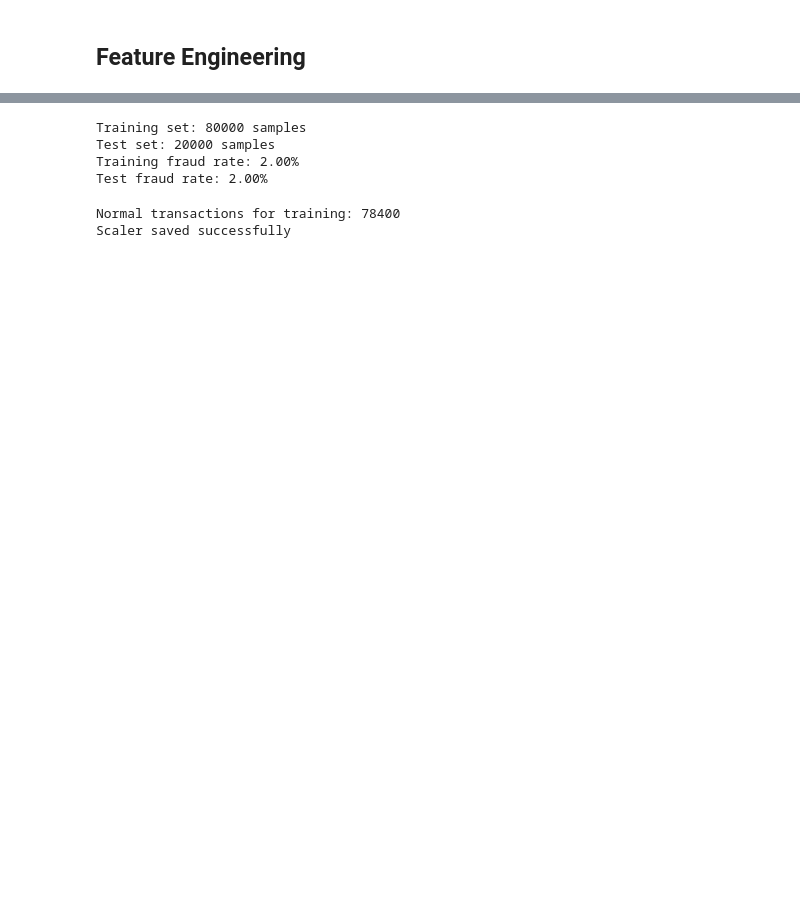
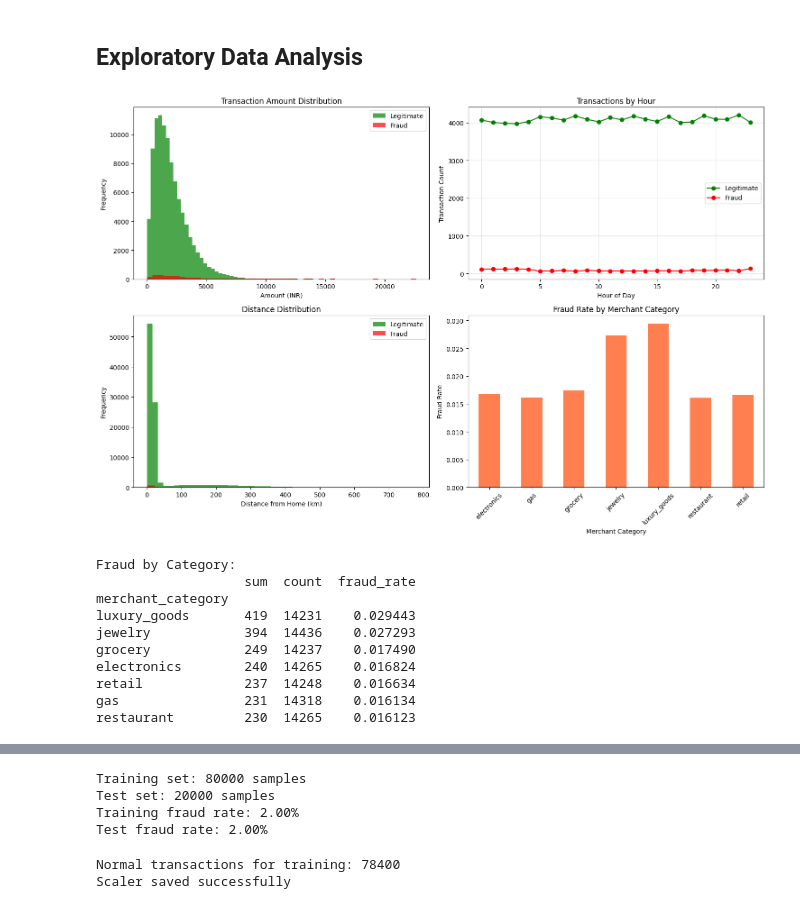
Before and after one commit to Karthik1319/Fraud-Detection-System, a Jupyter notebook: model_development.ipynb, the cells around one changed output, grey strips where cells are left out. Drawn from its saved outputs; the diff is of its cells as text; code cells hidden in the pictures; blank space fills up the shorter version.

```diff
--- a/model_development.ipynb
+++ b/model_development.ipynb
@@ -27,5 +42,62 @@ Fraud rate: 2.00%
 | 2 | TXN_00000002 | CUST_03093 | CARD_39004 | 2025-09-05T12:25:30Z | 4070.50 | MERCHANT_577 | luxury_goods | ... |
 | 3 | TXN_00000003 | CUST_00467 | CARD_83329 | 2025-06-20T12:58:11Z | 1176.75 | MERCHANT_472 | grocery | ... |
 | 4 | TXN_00000004 | CUST_04427 | CARD_75134 | 2025-07-28T19:38:56Z | 306.80 | MERCHANT_486 | gas | ... |
-# %% [markdown]
-## Feature Engineering
+# %% [markdown]
+## Exploratory Data Analysis
+# %%
+# Fraud distribution
+fig, axes = plt.subplots(2, 2, figsize=(15, 10))
+
+# Amount distribution
+axes[0, 0].hist(df[df['is_fraud']==0]['amount'], bins=50, alpha=0.7, label='Legitimate', color='green')
+axes[0, 0].hist(df[df['is_fraud']==1]['amount'], bins=50, alpha=0.7, label='Fraud', color='red')
+axes[0, 0].set_xlabel('Amount (INR)')
+axes[0, 0].set_ylabel('Frequency')
+axes[0, 0].set_title('Transaction Amount Distribution')
+axes[0, 0].legend()
+
+# Hour distribution
+hour_fraud = df[df['is_fraud']==1]['hour'].value_counts().sort_index()
+hour_legit = df[df['is_fraud']==0]['hour'].value_counts().sort_index()
+axes[0, 1].plot(hour_legit.index, hour_legit.values, label='Legitimate', color='green', marker='o')
+axes[0, 1].plot(hour_fraud.index, hour_fraud.values, label='Fraud', color='red', marker='o')
+axes[0, 1].set_xlabel('Hour of Day')
+axes[0, 1].set_ylabel('Transaction Count')
+axes[0, 1].set_title('Transactions by Hour')
+axes[0, 1].legend()
+axes[0, 1].grid(True, alpha=0.3)
+
+# Distance from home
+axes[1, 0].hist(df[df['is_fraud']==0]['distance_from_home'], bins=50, alpha=0.7, label='Legitimate', color='green')
+axes[1, 0].hist(df[df['is_fraud']==1]['distance_from_home'], bins=50, alpha=0.7, label='Fraud', color='red')
+axes[1, 0].set_xlabel('Distance from Home (km)')
+axes[1, 0].set_ylabel('Frequency')
+axes[1, 0].set_title('Distance Distribution')
+axes[1, 0].legend()
+
+# Merchant category
+category_fraud = df.groupby('merchant_category')['is_fraud'].agg(['sum', 'count'])
+category_fraud['fraud_rate'] = category_fraud['sum'] / category_fraud['count']
+category_fraud['fraud_rate'].plot(kind='bar', ax=axes[1, 1], color='coral')
+axes[1, 1].set_xlabel('Merchant Category')
+axes[1, 1].set_ylabel('Fraud Rate')
+axes[1, 1].set_title('Fraud Rate by Merchant Category')
+axes[1, 1].tick_params(axis='x', rotation=45)
+
+plt.tight_layout()
+plt.show()
+
+print("\nFraud by Category:")
+print(category_fraud.sort_values('fraud_rate', ascending=False))
+# %% [output]
+[figure, added]
+Fraud by Category:
+                   sum  count  fraud_rate
+merchant_category
+luxury_goods       419  14231    0.029443
+jewelry            394  14436    0.027293
+grocery            249  14237    0.017490
+electronics        240  14265    0.016824
+retail             237  14248    0.016634
+gas                231  14318    0.016134
+restaurant         230  14265    0.016123
```
Also changed, not shown: parts of 27 cells of this notebook, 3 other files.
